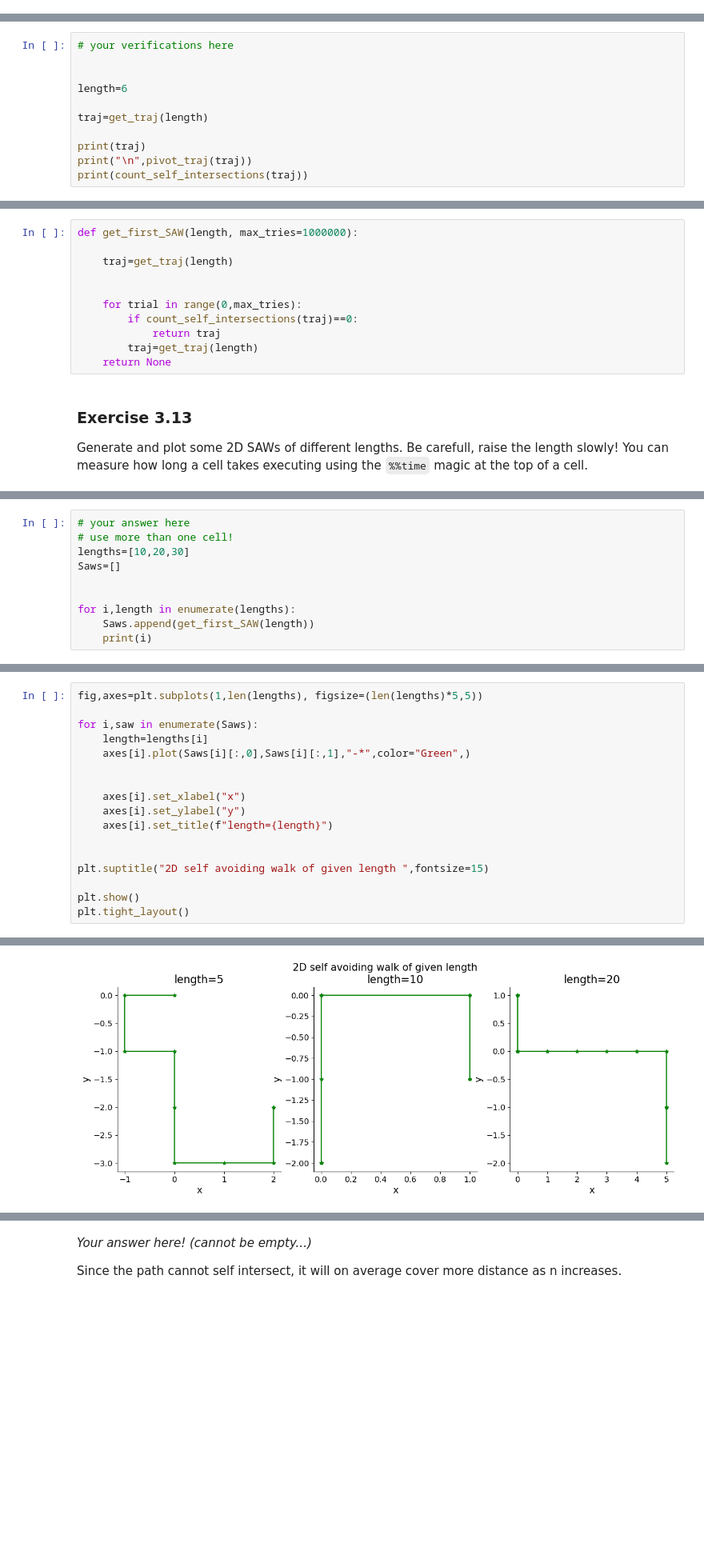
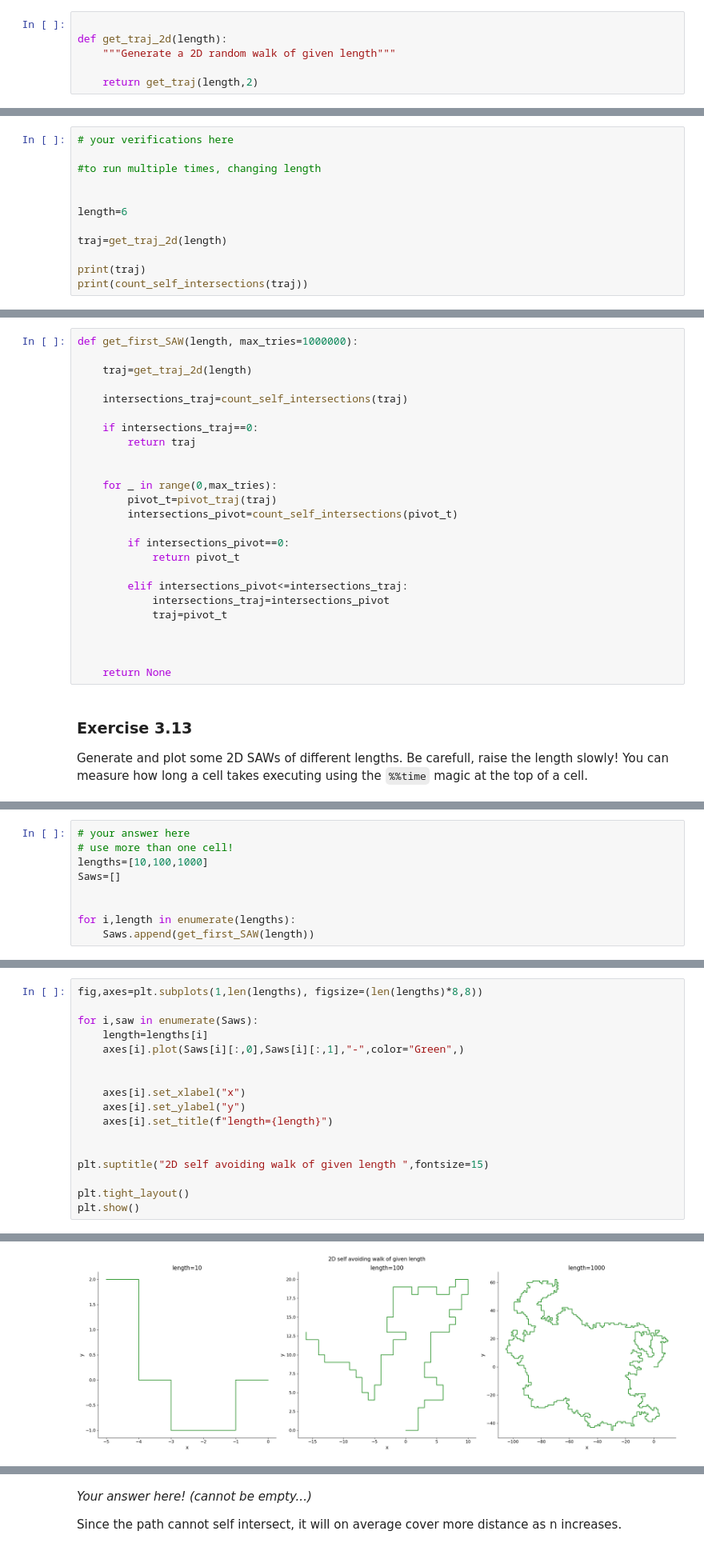
Before and after one commit to 12nihil12/fis_stat, a Jupyter notebook: notebooks/3-Random-Walks.ipynb, the cells around one changed output, grey strips where cells are left out. Shown: that part at 80% size. Saved outputs shown, nothing was run; the diff lists cells and outputs as text; blank space fills up the shorter version.

Commit message:
Random walk done, (last checks needed)

```diff
--- a/notebooks/3-Random-Walks.ipynb
+++ b/notebooks/3-Random-Walks.ipynb
@@ -387,3 +382,9 @@ def get_traj(length):
+# %%
+
+def get_traj_2d(length):
+    """Generate a 2D random walk of given length"""
+
+    return get_traj(length,2)
 # %% [markdown]
 ### Exercise 3.9
 Write a function `pivot_traj` that, given a 2D random walk, performs steps 1 and 2 of the pivot algorithm. Some useful functions:
@@ -451,12 +450,13 @@ def count_self_intersections(traj):
 Verify that your `count_self_intersecitons` function works properly by using short trajectories for which you know the answer.
 # %%
 # your verifications here
+
+#to run multiple times, changing length
 
 
 length=6
 
-traj=get_traj(length)
+traj=get_traj_2d(length)
 
 print(traj)
-print("\n",pivot_traj(traj))
 print(count_self_intersections(traj))
@@ -488,13 +473,27 @@ Write a function `get_first_SAW` that generates a SAW of given length
 # %%
 def get_first_SAW(length, max_tries=1000000):
 
-    traj=get_traj(length)
+    traj=get_traj_2d(length)
+
+    intersections_traj=count_self_intersections(traj)
+
+    if intersections_traj==0:
+        return traj
 
 
-    for trial in range(0,max_tries):
-        if count_self_intersections(traj)==0:
-            return traj
-        traj=get_traj(length)
+    for _ in range(0,max_tries):
+        pivot_t=pivot_traj(traj)
+        intersections_pivot=count_self_intersections(pivot_t)
+
+        if intersections_pivot==0:
+            return pivot_t
+
+        elif intersections_pivot<=intersections_traj:
+            intersections_traj=intersections_pivot
+            traj=pivot_t
+
+
+
     return None
 # %% [markdown]
 ### Exercise 3.13
@@ -502,10 +516,9 @@ Generate and plot some 2D SAWs of different lengths. Be carefull, raise the leng
 # %%
 # your answer here
 # use more than one cell!
-lengths=[10,20,30]
+lengths=[10,100,1000]
 Saws=[]
 
 
 for i,length in enumerate(lengths):
     Saws.append(get_first_SAW(length))
-    print(i)
@@ -516,9 +525,9 @@ for i,length in enumerate(lengths):
 # %%
-fig,axes=plt.subplots(1,len(lengths), figsize=(len(lengths)*5,5))
+fig,axes=plt.subplots(1,len(lengths), figsize=(len(lengths)*8,8))
 
 for i,saw in enumerate(Saws):
     length=lengths[i]
-    axes[i].plot(Saws[i][:,0],Saws[i][:,1],"-*",color="Green",)
+    axes[i].plot(Saws[i][:,0],Saws[i][:,1],"-",color="Green",)
 
 
     axes[i].set_xlabel("x")
@@ -528,6 +537,6 @@ for i,saw in enumerate(Saws):
 
 plt.suptitle("2D self avoiding walk of given length ",fontsize=15)
 
+plt.tight_layout()
 plt.show()
-plt.tight_layout()
 # %% [output]
@@ -535,4 +543,4 @@ plt.tight_layout()
-[figure, old version]
+[figure, new version]
 # %% [markdown]
 ### Exercise 3.14
 Write a function `get_next_SAW` that, given a SAW, generates another SAW using the pivot algorithm. Your function should check that the input RW is really a SAW. Remember the steps:
```
Also changed, not shown: parts of 22 cells of this notebook, 1 other file.
